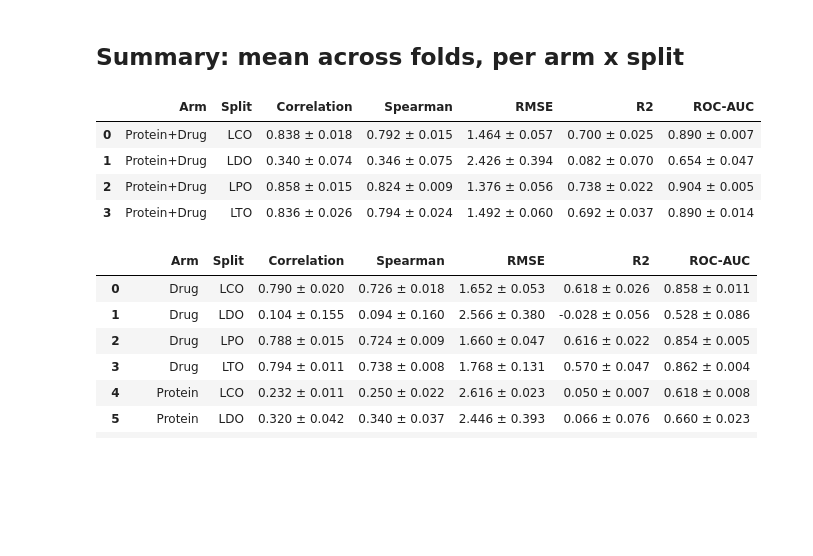
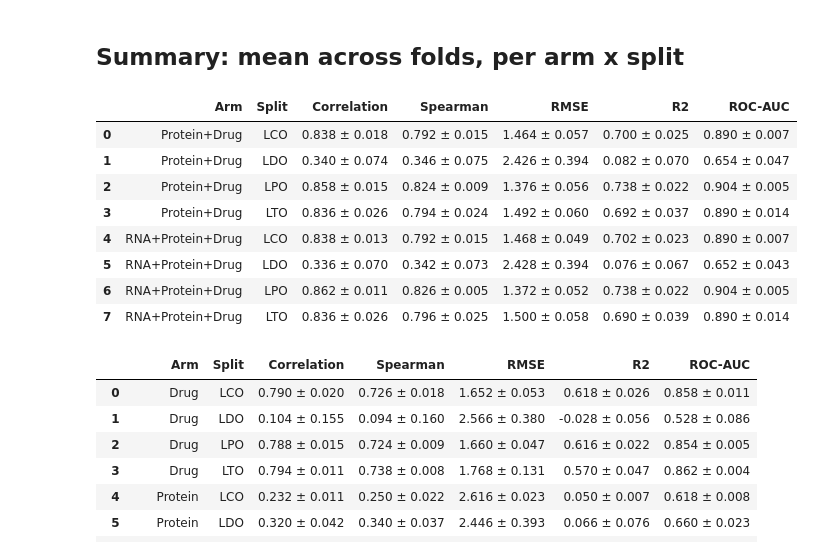
Before and after one commit to fshokor/multiomics-drug-response, a Jupyter notebook: notebooks/11_random_forest.ipynb, the cells around one changed output. Saved outputs shown, nothing was run; the diff lists cells and outputs as text; code cells hidden in the pictures; blank space fills up the shorter version.

```diff
--- a/notebooks/11_random_forest.ipynb
+++ b/notebooks/11_random_forest.ipynb
@@ -323,20 +352,24 @@ rf_results_df
 # %%
 def mean_std_str(s: pd.Series) -> str:
     return f"{s.mean():.3f} ± {s.std():.3f}"
 
 summary_df = (
-    prot_res_df
+    rf_results_df
     .groupby(["Arm", "Split"])[["Correlation", "Spearman", "RMSE", "R2", "ROC-AUC"]]
     .agg(mean_std_str)
     .reset_index()
 )
 summary_df
 # %% [output]
 |  | Arm | Split | Correlation | Spearman | RMSE | R2 | ROC-AUC |
 | 0 | Protein+Drug | LCO | 0.838 ± 0.018 | 0.792 ± 0.015 | 1.464 ± 0.057 | 0.700 ± 0.025 | 0.890 ± 0.007 |
 | 1 | Protein+Drug | LDO | 0.340 ± 0.074 | 0.346 ± 0.075 | 2.426 ± 0.394 | 0.082 ± 0.070 | 0.654 ± 0.047 |
 | 2 | Protein+Drug | LPO | 0.858 ± 0.015 | 0.824 ± 0.009 | 1.376 ± 0.056 | 0.738 ± 0.022 | 0.904 ± 0.005 |
 | 3 | Protein+Drug | LTO | 0.836 ± 0.026 | 0.794 ± 0.024 | 1.492 ± 0.060 | 0.692 ± 0.037 | 0.890 ± 0.014 |
+| 4 | RNA+Protein+Drug | LCO | 0.838 ± 0.013 | 0.792 ± 0.015 | 1.468 ± 0.049 | 0.702 ± 0.023 | 0.890 ± 0.007 |
+| 5 | RNA+Protein+Drug | LDO | 0.336 ± 0.070 | 0.342 ± 0.073 | 2.428 ± 0.394 | 0.076 ± 0.067 | 0.652 ± 0.043 |
+| 6 | RNA+Protein+Drug | LPO | 0.862 ± 0.011 | 0.826 ± 0.005 | 1.372 ± 0.052 | 0.738 ± 0.022 | 0.904 ± 0.005 |
+| 7 | RNA+Protein+Drug | LTO | 0.836 ± 0.026 | 0.796 ± 0.025 | 1.500 ± 0.058 | 0.690 ± 0.039 | 0.890 ± 0.014 |
 # %%
 def mean_std_str(s: pd.Series) -> str:
     return f"{s.mean():.3f} ± {s.std():.3f}"
```
Also changed, not shown: parts of 4 cells of this notebook.
